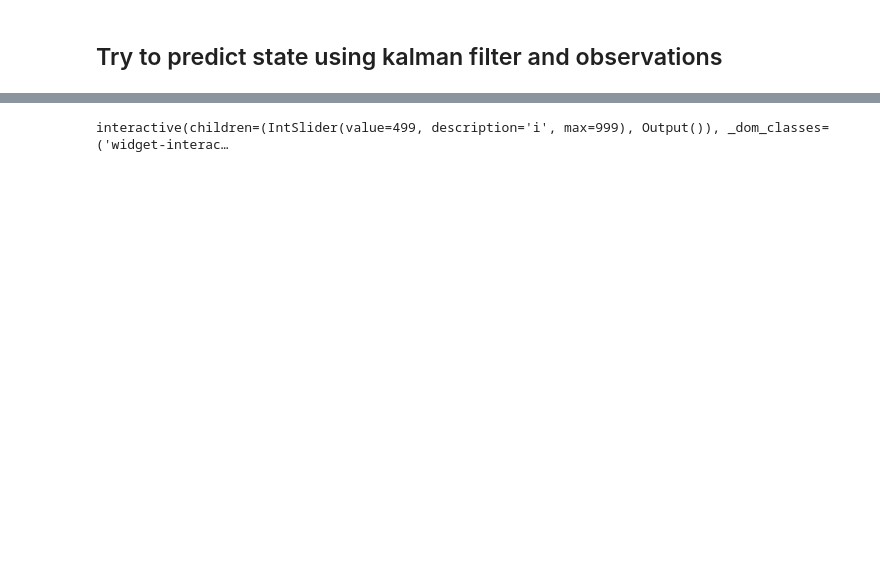
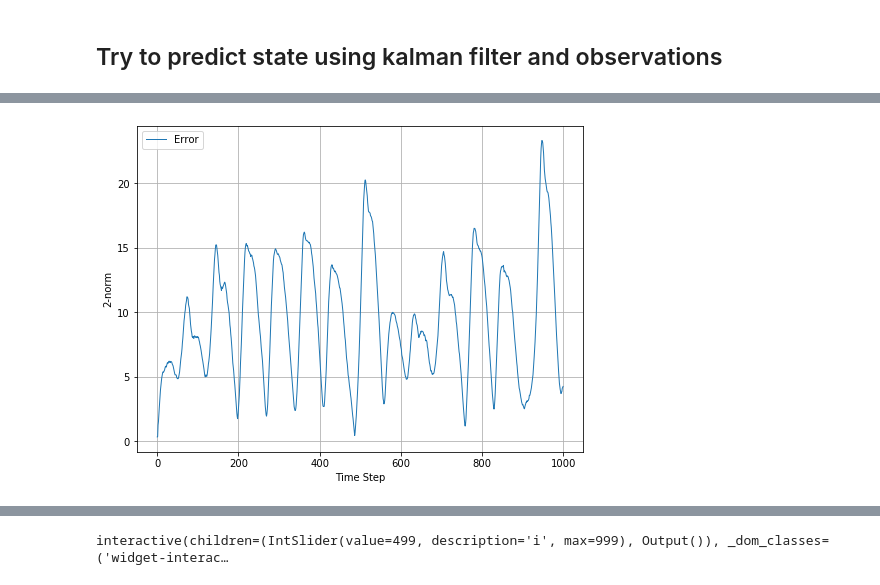
Before and after one commit to andrewbrettin/comp_stat_project, a Jupyter notebook: code/Lorenz_KF.ipynb, the cells around one changed output, grey strips where cells are left out. Saved outputs shown, nothing was run; the diff lists cells and outputs as text; code cells hidden in the pictures; blank space fills up the shorter version.

Commit message:
Error add

```diff
--- a/code/Lorenz_KF.ipynb
+++ b/code/Lorenz_KF.ipynb
@@ -137,0 +138,17 @@ fig.tight_layout()
+# %%
+err = [np.linalg.norm(updates[i,:] - y[i,:]) for i in range(len(updates))]
+dist = [np.linalg.norm(updates[i,:]) for i in range(len(updates))]
+realdist = [np.linalg.norm(y[i,:]) for i in range(len(updates))]
+obsdist = [np.linalg.norm(obs[i,:]) for i in range(len(updates))]
+# %%
+fig, ax = plt.subplots(figsize=(8, 6))
+ax.plot(range(len(updates)),err,lw=1, alpha=1, label='Error')
+ax.set_xlabel('Time Step')
+ax.set_ylabel('2-norm')
+ax.legend()
+ax.grid(True)
+
+ax.legend()
+plt.show()
+# %% [output]
+[figure, added]
```
Also changed, not shown: parts of 7 cells of this notebook.
